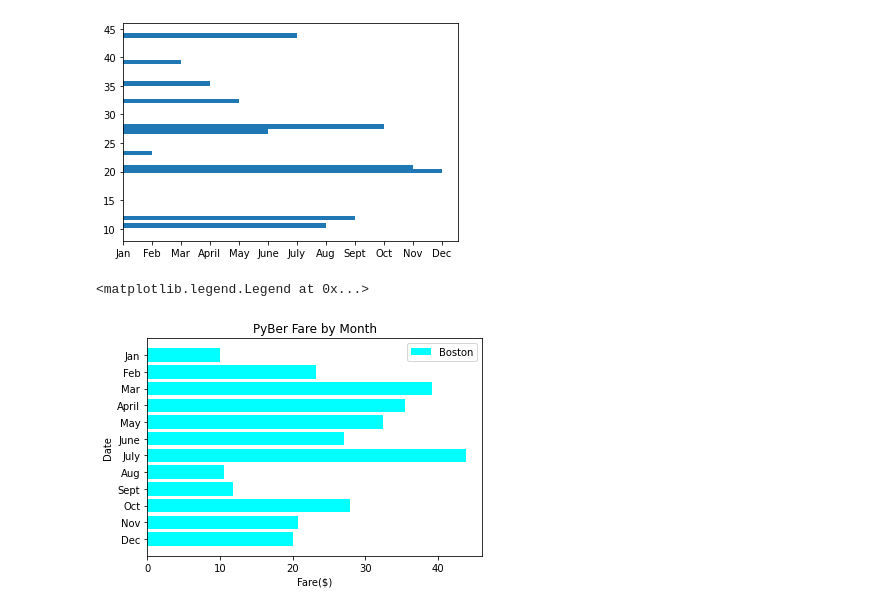
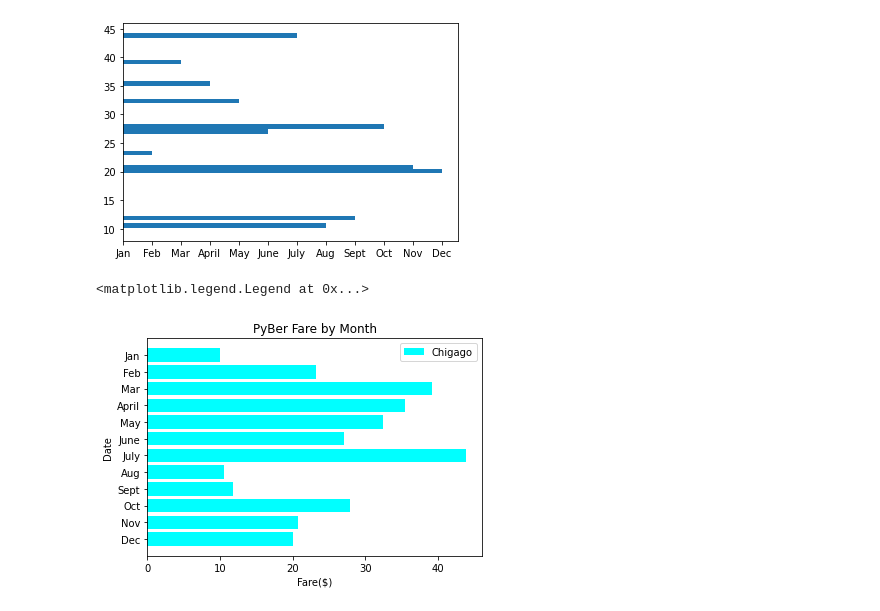
Before and after one commit to markmayo28/PyBer_Analysis, a Jupyter notebook: Matplotlib_practice.ipynb, the cells around one changed output. Cells and saved outputs as stored; diff of their text form; code cells hidden in the pictures.

```diff
--- a/Matplotlib_practice.ipynb
+++ b/Matplotlib_practice.ipynb
@@ -181,16 +182,16 @@ ax.barh(y_axis, x_axis)
 # %%
 # Create the plot.
 fig, ax = plt.subplots()
-ax.barh(x_axis, y_axis, color="cyan", label='Boston')
+ax.barh(x_axis, y_axis, color="cyan", label='Chigago')
 # Create labels for the x and y axes.
 ax.set_xlabel("Fare($)")
 ax.set_ylabel("Date")
 # Invert y axis
 ax.set_ylim(12, -1)
 # Create a title.
 ax.set_title("PyBer Fare by Month")
 # Add the legend.
 ax.legend()
 # %% [output]
 <matplotlib.legend.Legend at 0x...>
-[figure, old version]
+[figure, new version]
```
Also changed, not shown: parts of 15 cells of this notebook, 6 other files.
